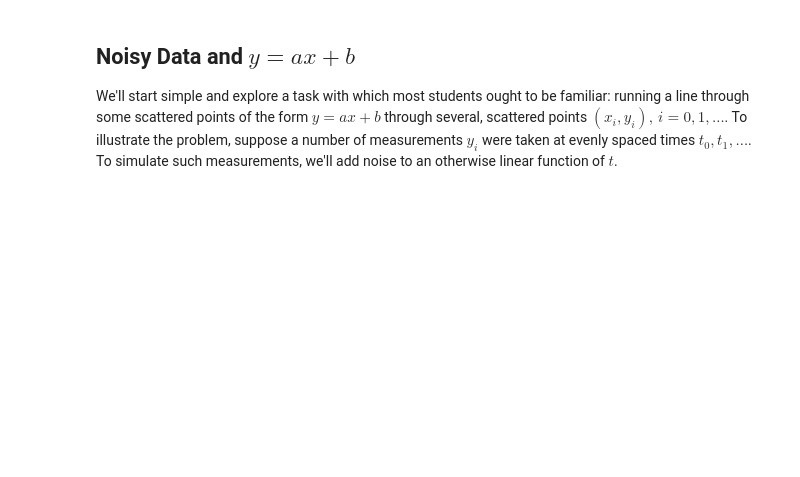
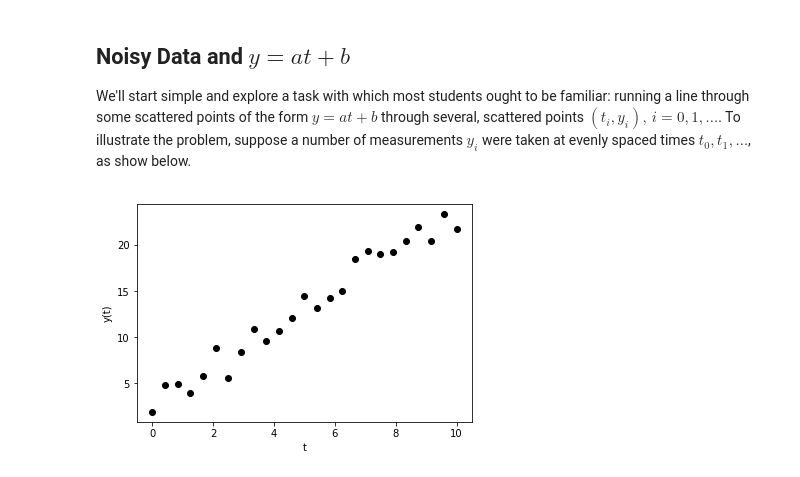
Before and after one commit to robertsj/me400_notes, a Jupyter notebook: source/lectures/ME400_Lecture_24.ipynb, the cells around one changed output. Saved outputs shown, nothing was run; the diff lists cells and outputs as text; code cells hidden in the pictures; blank space fills up the shorter version.

```diff
--- a/source/lectures/ME400_Lecture_24.ipynb
+++ b/source/lectures/ME400_Lecture_24.ipynb
@@ -20,4 +26,9 @@ By the end of this lesson, you should be able to
 # %% [markdown]
-## Noisy Data and $y = ax + b$
+## Noisy Data and $y = at + b$
 
-We'll start simple and explore a task with which most students ought to be familiar: running a line through some scattered points of the form $y = ax+b$ through several, scattered points $(x_i, y_i),\, i = 0, 1, \ldots$.   To illustrate the problem, suppose a number of measurements $y_i$ were taken at evenly spaced times $t_0, t_1, \ldots$.  To simulate such measurements, we'll add noise to an otherwise linear function of $t$.
+We'll start simple and explore a task with which most students ought to be familiar: running a line through some scattered points of the form $y = at+b$ through several, scattered points $(t_i, y_i),\, i = 0, 1, \ldots$.   To illustrate the problem, suppose a number of measurements $y_i$ were taken at evenly spaced times $t_0, t_1, \ldots$, as show below.
+# %%
+from data_fitting_examples import scattered_points
+t, y = scattered_points()
+# %% [output]
+[figure, added]
```
Also changed, not shown: parts of 35 cells of this notebook, 3 other files.
